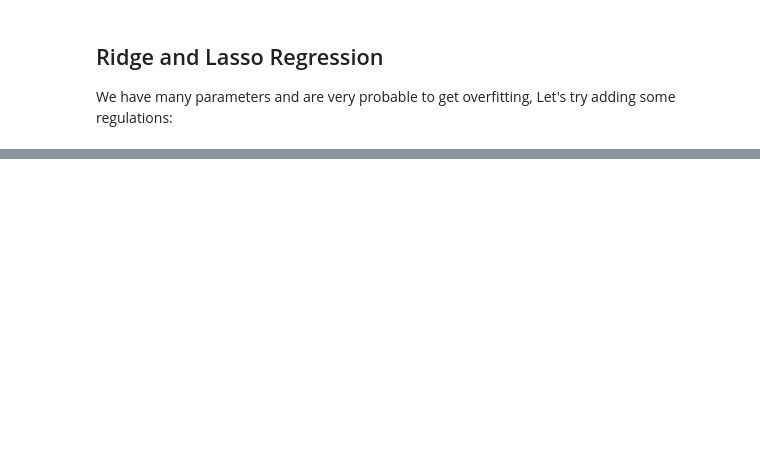
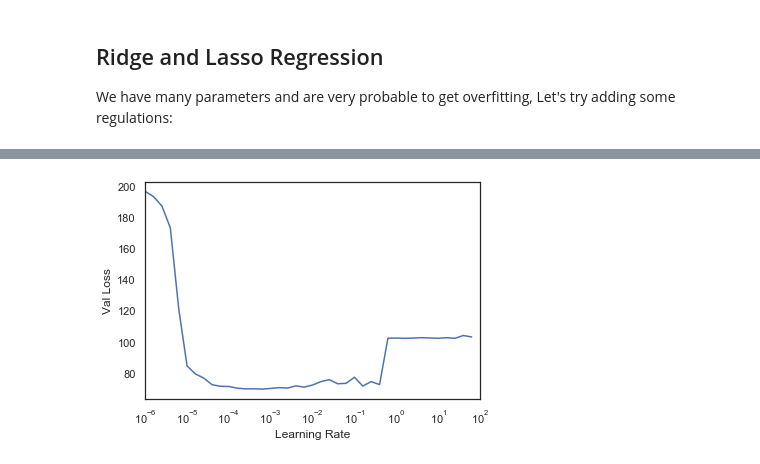
Before and after one commit to carterjin/Capstion-Project-San-Francisco-Airbnb-Data-Analysis-and-Machine-Learning-Price-Prediction, a Jupyter notebook: San_Francisco_Airbnb_Exploratory_Analysis.ipynb, the cells around one changed output, grey strips where cells are left out. Saved outputs shown, nothing was run; the diff lists cells and outputs as text; code cells hidden in the pictures; blank space fills up the shorter version.

```diff
--- a/San_Francisco_Airbnb_Exploratory_Analysis.ipynb
+++ b/San_Francisco_Airbnb_Exploratory_Analysis.ipynb
@@ -244,0 +380,22 @@ R2 score =  0.506
+# %%
+lrs = 0.000001 * 10**np.arange(0,8,0.2)
+val_losses = []
+for lr in lrs:
+    model = Sequential([
+        Dense(64, activation = 'relu', input_shape = (78,)),
+        Dense(32, activation = 'relu'),
+        Dense(1)
+    ])
+    opt = Adam(learning_rate = lr)
+    model.compile(loss = 'mean_squared_error', optimizer = opt)
+    hist = model.fit(X_train, y_train, batch_size = 32, epochs = 100, validation_data = (X_val, y_val),
+                    verbose = 0)
+    val_losses.append(np.sqrt(hist.history['val_loss'][-1]))
+# %%
+plt.plot(lrs, val_losses)
+plt.xscale('log')
+plt.xlim(0.000001, 100);
+plt.xlabel('Learning Rate');
+plt.ylabel('Val Loss');
+# %% [output]
+[figure, added]
```
Also changed, not shown: parts of 26 cells of this notebook.
